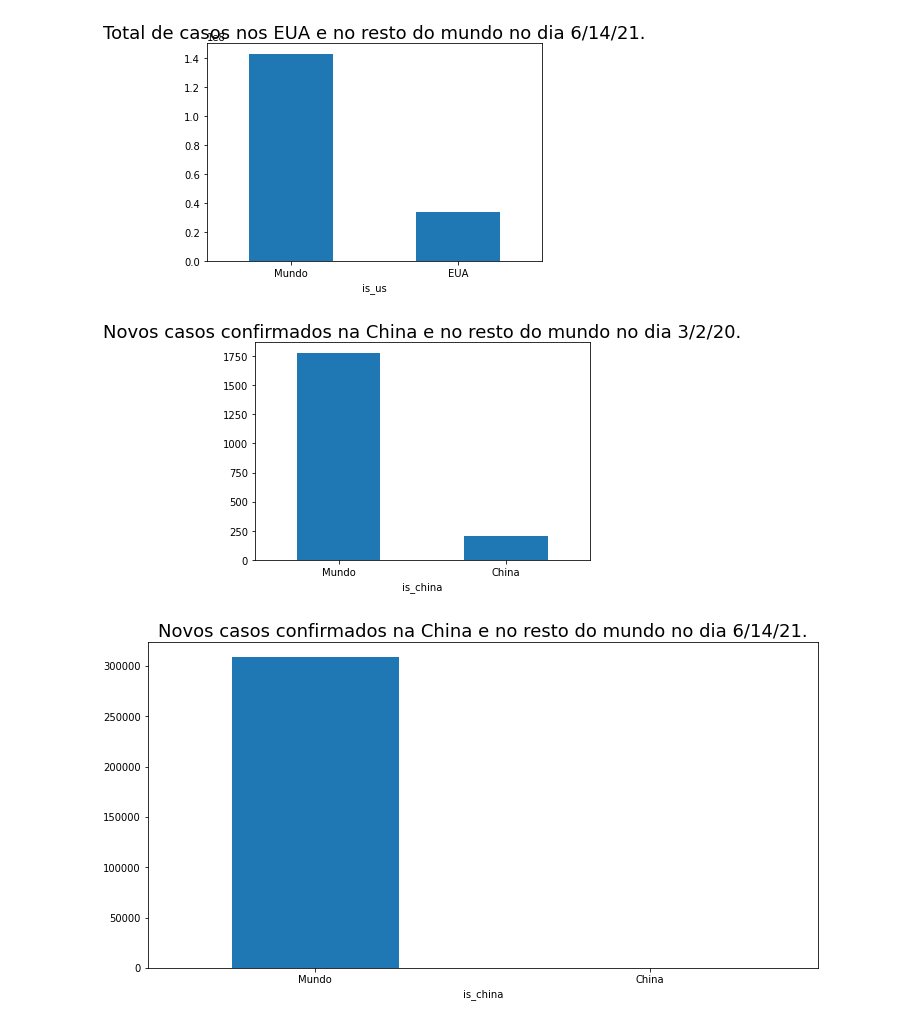
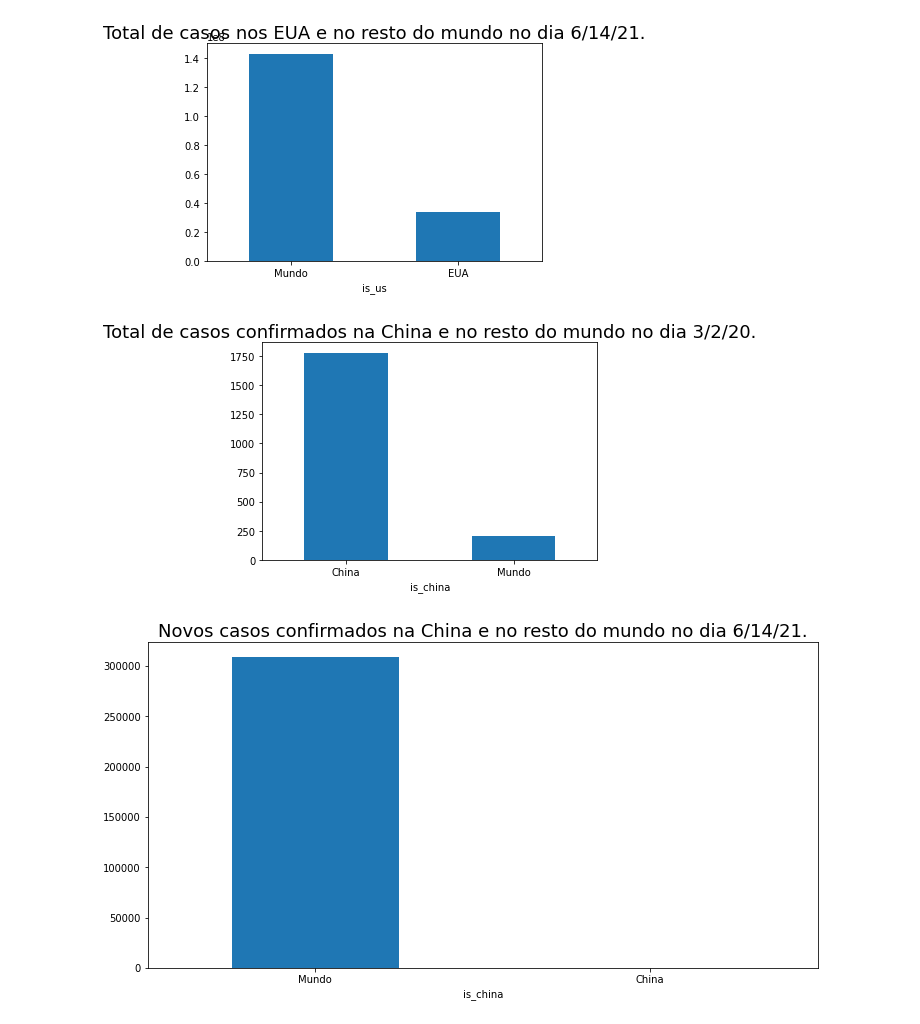
Before and after one commit to jordanfalcao/data-analytics, a Jupyter notebook: Saúde e Medicina/Visualização de Dados - Saúde e Medicina/Data_Science_e_Saúde.ipynb, the cells around one changed output. Drawn from its saved outputs; the diff is of its cells as text; code cells hidden in the pictures.

Commit message:
Atualização Visualização de Dados para Saúde e Medicina

```diff
--- a/Saúde e Medicina/Visualização de Dados - Saúde e Medicina/Data_Science_e_Saúde.ipynb
+++ b/Saúde e Medicina/Visualização de Dados - Saúde e Medicina/Data_Science_e_Saúde.ipynb
@@ -613,13 +613,13 @@ plt.show()
 # %%
 # crescimento do dia 3/1/20 ao dia 3/2/20 na China e no mundo
 summed = confirmed.groupby('is_china').sum()
 summed['delta'] = summed['3/2/20'] - summed['3/1/20']
 summed['delta'].plot(kind = 'bar')
-plt.title('Novos casos confirmados na China e no resto do mundo no dia 3/2/20.', fontsize = 18)
-plt.xticks([False, True], ['Mundo', 'China'], rotation = 0)
+plt.title('Total de casos confirmados na China e no resto do mundo no dia 3/2/20.', fontsize = 18)
+plt.xticks([False, True], ['China', 'Mundo'], rotation = 0)
 plt.show()
 # %% [output]
-[figure, old version]
+[figure, new version]
 # %%
 # crescimento do dia 6/13/21 ao dia 6/14/21 na China e no mundo
 summed_atual = confirmed.groupby('is_china').sum()
```
Also changed, not shown: parts of 17 cells of this notebook, 1 other file.
